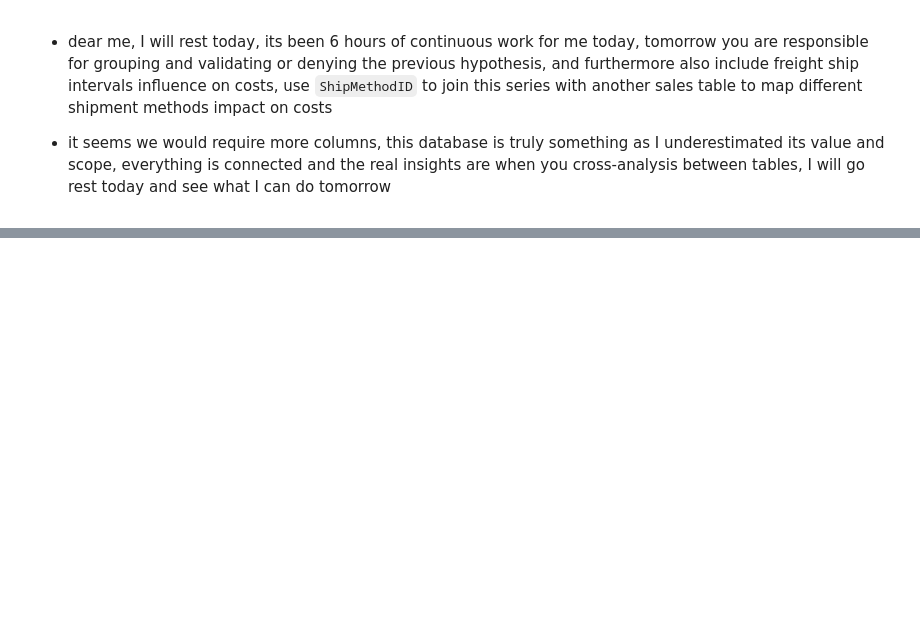
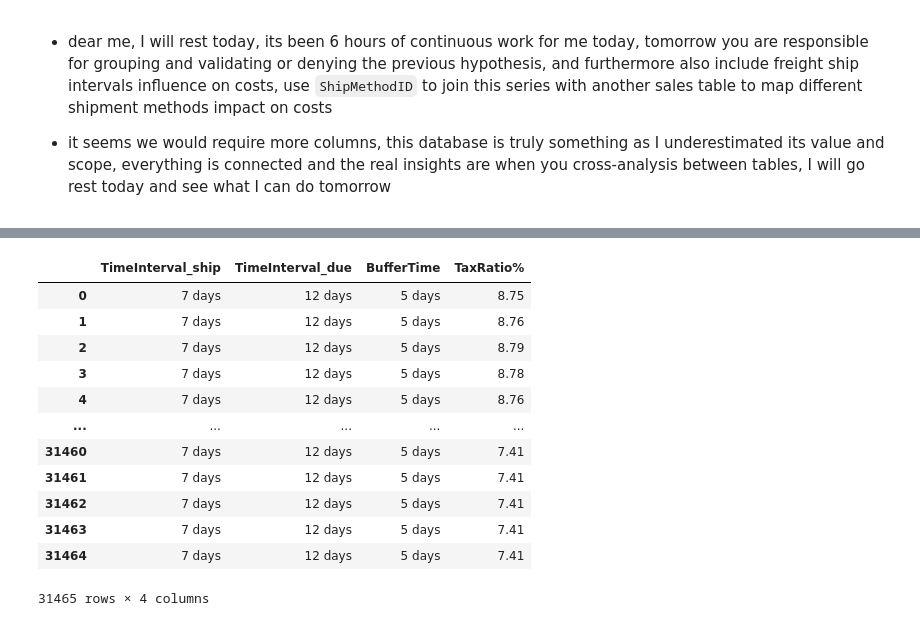
Before and after one commit to AtlasMarbx/AdventureWorks-Data-Migration-and-insight-extraction, a Jupyter notebook: EDA_process.ipynb, the cells around one changed output, grey strips where cells are left out. Saved outputs shown, nothing was run; the diff lists cells and outputs as text; code cells hidden in the pictures; blank space fills up the shorter version.

```diff
--- a/EDA_process.ipynb
+++ b/EDA_process.ipynb
@@ -152,10 +159,10 @@ online_orders_ratio: 87.90%
 - columns to be propagated:
     - None
 # %%
-columns_to_remove = ['Comment', 'rowguid', 'ModifiedDate']
-refined_df = df.drop(columns=columns_to_remove)
+columns_to_remove = ['Comment', 'rowguid', 'ModifiedDate', 'CreditCardID', 'CreditCardApprovalCode']
+refined_df_orderheader = df_orderheader.drop(columns=columns_to_remove)
 
-refined_df.head()
+refined_df_orderheader.head()
 # %% [output]
 |  | SalesOrderID | RevisionNumber | OrderDate | DueDate | ShipDate | Status | OnlineOrderFlag | ... |
 | 0 | 43659 | 8 | 2011-05-31 | 2011-06-12 | 2011-06-07 | 5 | FALSE | ... |
@@ -167,11 +212,11 @@ refined_df.head()
 # %%
 # calculating the taxratio before freight cost
-refined_df['TaxRatio%'] = np.round(refined_df['TaxAmt'] / (refined_df['SubTotal'] + refined_df['TaxAmt'])*100, 2)
+refined_df_orderheader['TaxRatio%'] = np.round(refined_df_orderheader['TaxAmt'] / (refined_df_orderheader['SubTotal'] + refined_df_orderheader['TaxAmt'])*100, 2)
 
 # calculating freight ratio from `TotalDue` for further analysis
-refined_df['FreightBurden%'] = np.round((refined_df['Freight'] / refined_df['TotalDue']) * 100, 2)
+refined_df_orderheader['FreightBurden%'] = np.round((refined_df_orderheader['Freight'] / refined_df_orderheader['TotalDue']) * 100, 2)
 
-refined_df.head(3)
+refined_df_orderheader.head(3)
 # %% [output]
 |  | SalesOrderID | RevisionNumber | OrderDate | DueDate | ShipDate | Status | OnlineOrderFlag | ... |
 | 0 | 43659 | 8 | 2011-05-31 | 2011-06-12 | 2011-06-07 | 5 | FALSE | ... |
@@ -198,21 +243,22 @@ Name: SubTotal, dtype: float64
 # %% [markdown]
 ### we will start with the first hypothesis as to confirm if low subtotal shipments have a greater taxratio than bigger subtotal shipments, followed by freight cost impact on taxratio
 # %%
-min_val = df['SubTotal'].min()
-max_val = df['SubTotal'].max()
+min_val = refined_df_orderheader['SubTotal'].min()
+max_val = refined_df_orderheader['SubTotal'].max()
 
-q1 = df['SubTotal'].quantile(0.25)
-q3 = df['SubTotal'].quantile(0.75)
+q1 = refined_df_orderheader['SubTotal'].quantile(0.25)
+q3 = refined_df_orderheader['SubTotal'].quantile(0.75)
 
 categorized_labels = ['Low', 'Medium', 'High']
 cohort_bins = [min_val, q1, q3, max_val]
 
-refined_df['SubTotalCategorized'] =  pd.cut(df['SubTotal'],
+# categorizing `SubTotal` costs into three categories to build the support our hypothesis
+refined_df_orderheader['SubTotalCategorized'] =  pd.cut(refined_df_orderheader['SubTotal'],
                                         bins=cohort_bins,
                                         labels=categorized_labels,
                                         include_lowest=True)
 
-refined_df
+refined_df_orderheader.head(3)
 # %% [output]
 |  | SalesOrderID | RevisionNumber | OrderDate | DueDate | ShipDate | Status | OnlineOrderFlag | ... |
 | 0 | 43659 | 8 | 2011-05-31 | 2011-06-12 | 2011-06-07 | 5 | FALSE | ... |
@@ -233,0 +285,24 @@ refined_df
+# %%
+refined_df_orderheader['TimeInterval_ship'] = refined_df_orderheader['ShipDate'] - refined_df_orderheader['OrderDate']
+refined_df_orderheader['TimeInterval_due'] = refined_df_orderheader['DueDate'] - refined_df_orderheader['OrderDate']
+refined_df_orderheader['BufferTime'] = refined_df_orderheader['TimeInterval_due'] - refined_df_orderheader['TimeInterval_ship']
+
+# copied the subset using .copy() as each time this subset is modified it appears that it confuses pandas,
+# pandas isn't sure if you aim to alter this subset or the original dataframe.
+time_interval_summary = refined_df_orderheader[['TimeInterval_ship', 'TimeInterval_due', 'BufferTime', 'TaxRatio%']].copy()
+
+time_interval_summary
+# %% [output]
+|  | TimeInterval_ship | TimeInterval_due | BufferTime | TaxRatio% |
+| 0 | 7 days | 12 days | 5 days | 8.75 |
+| 1 | 7 days | 12 days | 5 days | 8.76 |
+| 2 | 7 days | 12 days | 5 days | 8.79 |
+| 3 | 7 days | 12 days | 5 days | 8.78 |
+| 4 | 7 days | 12 days | 5 days | 8.76 |
+| ... | ... | ... | ... | ... |
+| 31460 | 7 days | 12 days | 5 days | 7.41 |
+| 31461 | 7 days | 12 days | 5 days | 7.41 |
+| 31462 | 7 days | 12 days | 5 days | 7.41 |
+| 31463 | 7 days | 12 days | 5 days | 7.41 |
+| 31464 | 7 days | 12 days | 5 days | 7.41 |
+31465 rows × 4 columns
```
Also changed, not shown: parts of 20 cells of this notebook.
